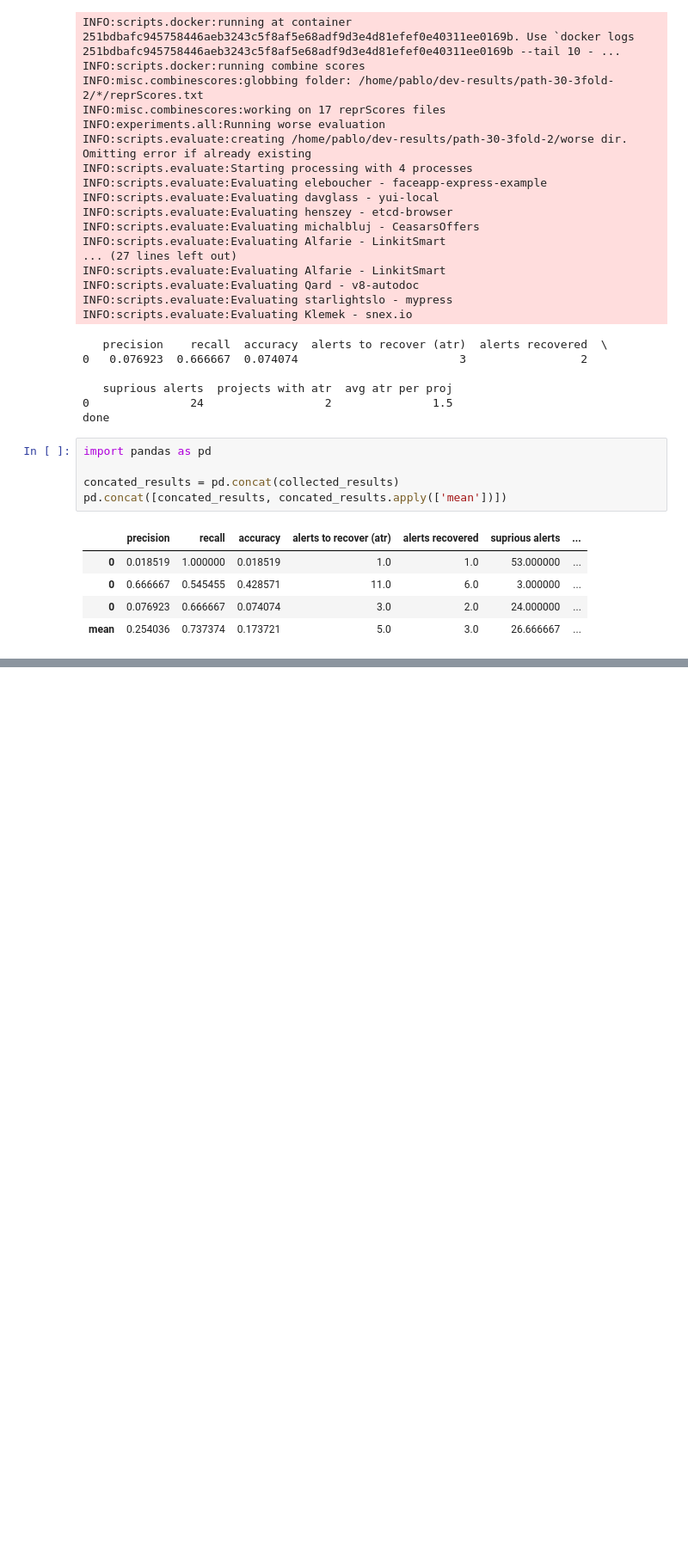
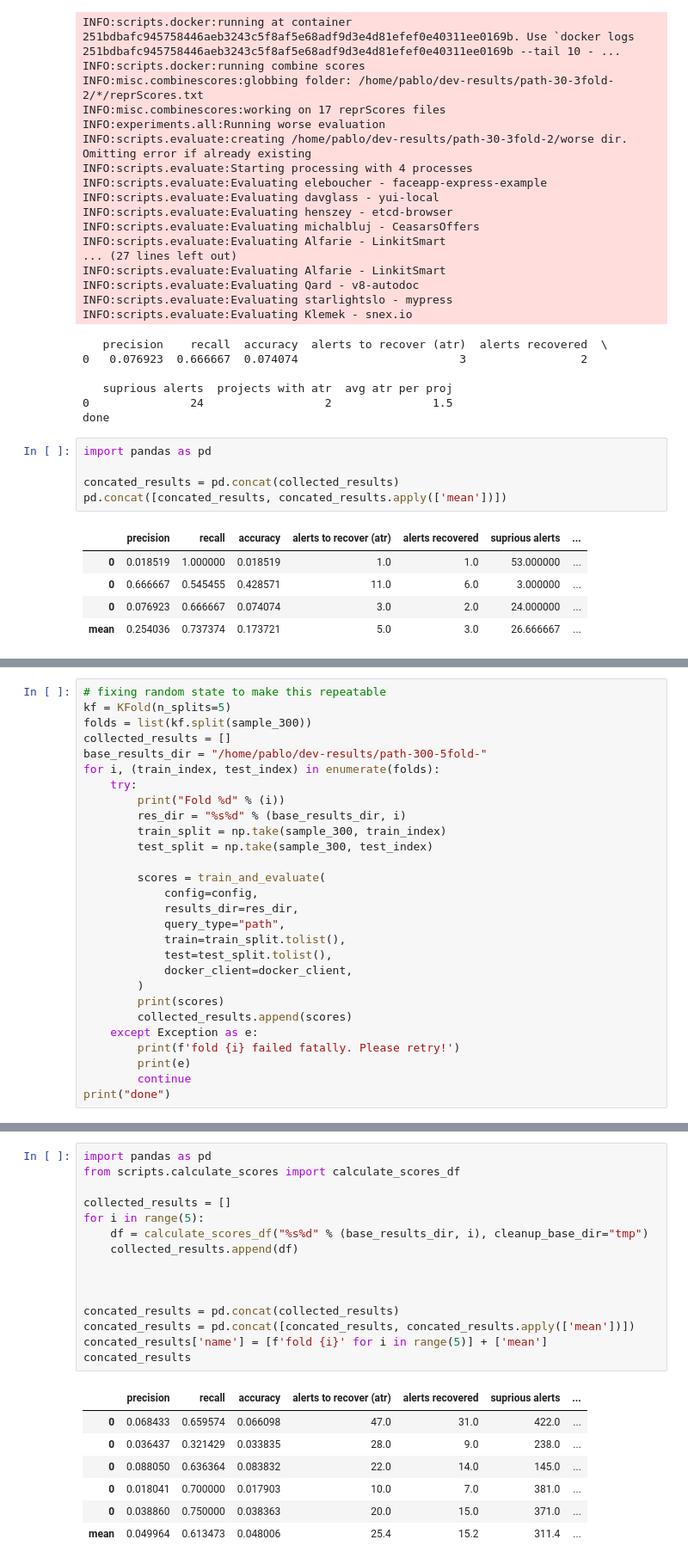
Before and after one commit to thepalbi/tsm-pipeline, a Jupyter notebook: code/notebooks/baseline-path.ipynb, the cells around one changed output, grey strips where cells are left out. Shown at 86% size. Drawn from its saved outputs; the diff is of its cells as text; blank space fills up the shorter version.

```diff
--- a/code/notebooks/baseline-path.ipynb
+++ b/code/notebooks/baseline-path.ipynb
@@ -236,0 +253,28 @@ pd.concat([concated_results, concated_results.apply(['mean'])])
+# %%
+# fixing random state to make this repeatable
+kf = KFold(n_splits=5)
+folds = list(kf.split(sample_300))
+collected_results = []
+base_results_dir = "/home/pablo/dev-results/path-300-5fold-"
+for i, (train_index, test_index) in enumerate(folds):
+    try:
+        print("Fold %d" % (i))
+        res_dir = "%s%d" % (base_results_dir, i)
+        train_split = np.take(sample_300, train_index)
+        test_split = np.take(sample_300, test_index)
+
+        scores = train_and_evaluate(
+            config=config,
+            results_dir=res_dir,
+            query_type="path",
+            train=train_split.tolist(),
+            test=test_split.tolist(),
+            docker_client=docker_client,
+        )
+        print(scores)
+        collected_results.append(scores)
+    except Exception as e:
+        print(f'fold {i} failed fatally. Please retry!')
+        print(e)
+        continue
+print("done")
@@ -236,0 +402,23 @@ pd.concat([concated_results, concated_results.apply(['mean'])])
+# %%
+import pandas as pd
+from scripts.calculate_scores import calculate_scores_df
+
+collected_results = []
+for i in range(5):
+    df = calculate_scores_df("%s%d" % (base_results_dir, i), cleanup_base_dir="tmp")
+    collected_results.append(df)
+
+
+
+concated_results = pd.concat(collected_results)
+concated_results = pd.concat([concated_results, concated_results.apply(['mean'])])
+concated_results['name'] = [f'fold {i}' for i in range(5)] + ['mean']
+concated_results
+# %% [output]
+|  | precision | recall | accuracy | alerts to recover (atr) | alerts recovered | suprious alerts | ... |
+| 0 | 0.068433 | 0.659574 | 0.066098 | 47.0 | 31.0 | 422.0 | ... |
+| 0 | 0.036437 | 0.321429 | 0.033835 | 28.0 | 9.0 | 238.0 | ... |
+| 0 | 0.088050 | 0.636364 | 0.083832 | 22.0 | 14.0 | 145.0 | ... |
+| 0 | 0.018041 | 0.700000 | 0.017903 | 10.0 | 7.0 | 381.0 | ... |
+| 0 | 0.038860 | 0.750000 | 0.038363 | 20.0 | 15.0 | 371.0 | ... |
+| mean | 0.049964 | 0.613473 | 0.048006 | 25.4 | 15.2 | 311.4 | ... |
```
Also changed, not shown: parts of 5 cells of this notebook, 5 other files.
